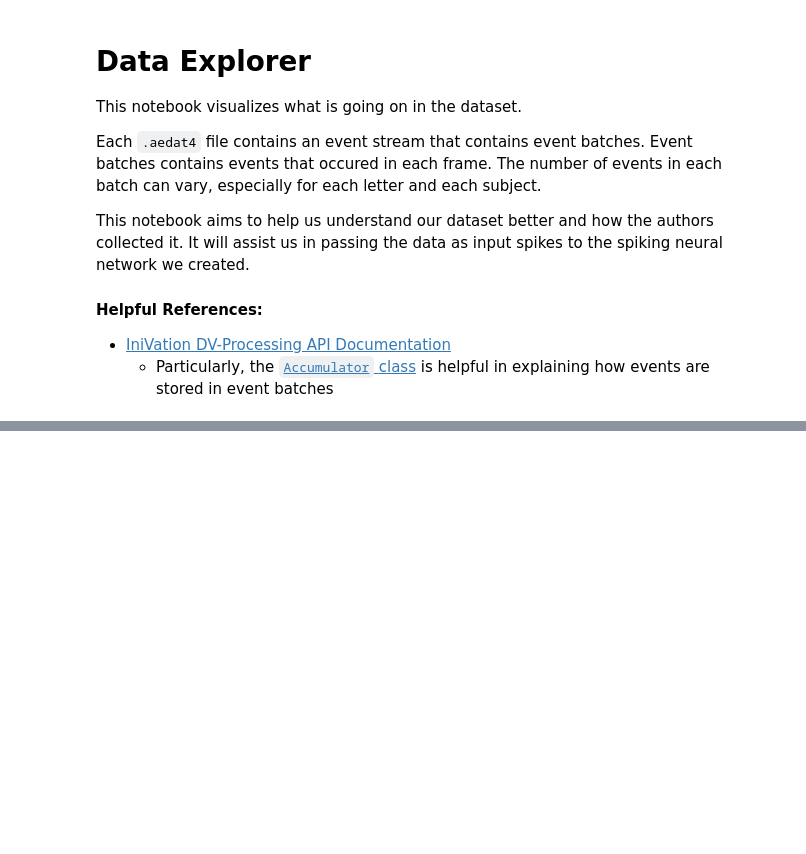
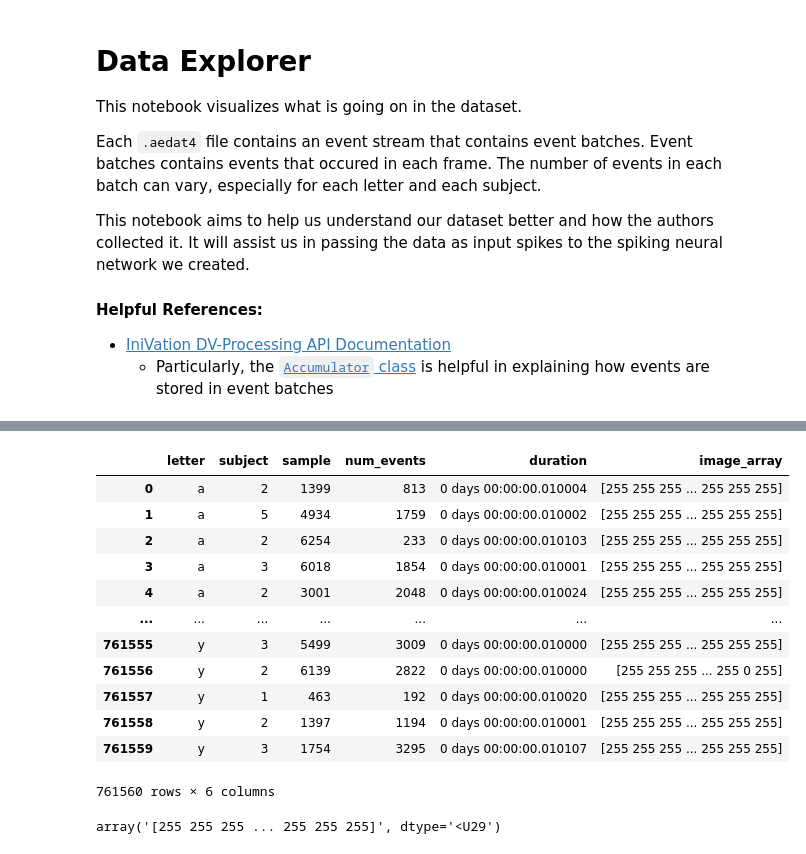
Before and after one commit to patelria007/COSC525_ASL_SNN, a Jupyter notebook: utils/data_viz.ipynb, the cells around one changed output, grey strips where cells are left out. Cells and saved outputs as stored; diff of their text form; code cells hidden in the pictures; blank space fills up the shorter version.

Commit message:
data viz notebook

```diff
--- a/utils/data_viz.ipynb
+++ b/utils/data_viz.ipynb
@@ -136,0 +265,22 @@ Maximum Batch Size: 3652
+# %%
+train = pd.read_csv('../data/trainset.csv', index_col=False)
+train = train[~train.letter.str.contains('z')]
+train
+# %% [output]
+|  | letter | subject | sample | num_events | duration | image_array |
+| 0 | a | 2 | 1399 | 813 | 0 days 00:00:00.010004 | [255 255 255 ... 255 255 255] |
+| 1 | a | 5 | 4934 | 1759 | 0 days 00:00:00.010002 | [255 255 255 ... 255 255 255] |
+| 2 | a | 2 | 6254 | 233 | 0 days 00:00:00.010103 | [255 255 255 ... 255 255 255] |
+| 3 | a | 3 | 6018 | 1854 | 0 days 00:00:00.010001 | [255 255 255 ... 255 255 255] |
+| 4 | a | 2 | 3001 | 2048 | 0 days 00:00:00.010024 | [255 255 255 ... 255 255 255] |
+| ... | ... | ... | ... | ... | ... | ... |
+| 761555 | y | 3 | 5499 | 3009 | 0 days 00:00:00.010000 | [255 255 255 ... 255 255 255] |
+| 761556 | y | 2 | 6139 | 2822 | 0 days 00:00:00.010000 | [255 255 255 ... 255 0 255] |
+| 761557 | y | 1 | 463 | 192 | 0 days 00:00:00.010020 | [255 255 255 ... 255 255 255] |
+| 761558 | y | 2 | 1397 | 1194 | 0 days 00:00:00.010001 | [255 255 255 ... 255 255 255] |
+| 761559 | y | 3 | 1754 | 3295 | 0 days 00:00:00.010107 | [255 255 255 ... 255 255 255] |
+761560 rows × 6 columns
+# %%
+np.array(train['image_array'].iloc[0])
+# %% [output]
+array('[255 255 255 ... 255 255 255]', dtype='<U29')
```
Also changed, not shown: parts of 25 cells of this notebook.
